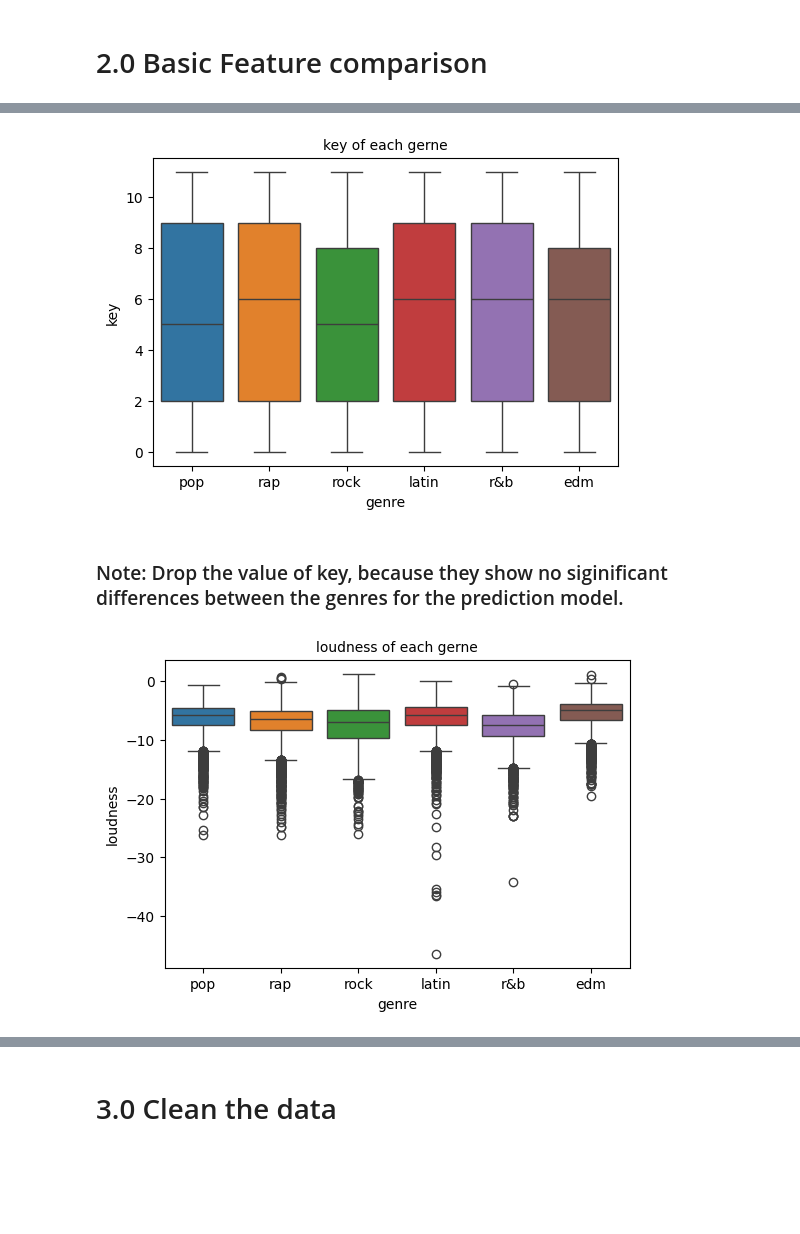
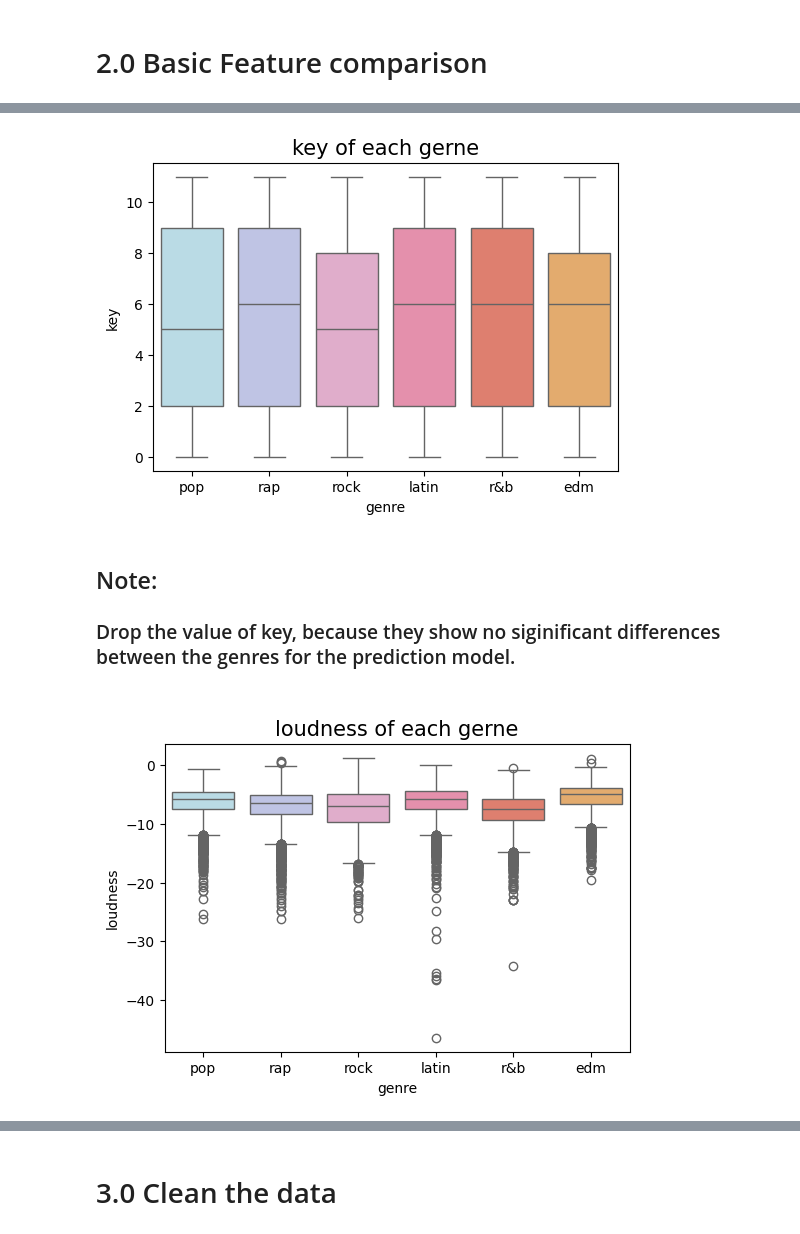
Before and after one commit to SumSumarie/machine_learning, a Jupyter notebook: exam_music_genre/notebook/Music_genre_classification.ipynb, the cells around one changed output, grey strips where cells are left out. Cells and saved outputs as stored; diff of their text form; code cells hidden in the pictures; blank space fills up the shorter version.

```diff
--- a/exam_music_genre/notebook/Music_genre_classification.ipynb
+++ b/exam_music_genre/notebook/Music_genre_classification.ipynb
@@ -220,0 +212,11 @@ Name: count, Length: 471, dtype: int64
+# %%
+# Plot of Music Genre
+# Create a color palette
+palette = ['#B3DFEC', '#B9C0EA', '#E8A5CC', '#F282A7', '#F0725C','#F6AC5A']
+plt.figure(figsize=(14,5))
+sns.countplot(y=songs_data['genre'], hue=songs_data.genre, palette=palette)
+plt.title('Distribution of the Music Genre',size=20)
+plt.ylabel('Genres',size=15)
+plt.xlabel('Count of Genres',size=15)
+plt.grid()
+plt.show()
@@ -239,18 +275,20 @@ plt.title("energy of each gerne", size=10);
 # %%
 # distribution of key
 plt.rcParams["figure.figsize"] = (6,4)
 
-sns.boxplot(y=songs_data.key, x=songs_data.genre, hue=songs_data.genre)
-plt.title("key of each gerne", size=10);
+sns.boxplot(y=songs_data.key, x=songs_data.genre, hue=songs_data.genre,palette=palette)
+plt.title("key of each gerne", size=15);
 # %% [output]
-[figure, old version]
+[figure, new version]
 # %% [markdown]
-### Note: Drop the value of key, because they show no siginificant differences between the genres for the prediction model.
+## Note:
+### Drop the value of key, because they show no siginificant differences between the genres for the prediction model.
+##
 # %%
 # distribution of loudness
 plt.rcParams["figure.figsize"] = (6,4)
 
-sns.boxplot(y=songs_data.loudness, x=songs_data.genre, hue=songs_data.genre)
-plt.title("loudness of each gerne", size=10);
+sns.boxplot(y=songs_data.loudness, x=songs_data.genre, hue=songs_data.genre,palette=palette)
+plt.title("loudness of each gerne", size=15);
 # %% [output]
-[figure, old version]
+[figure, new version]
```
Also changed, not shown: parts of 71 cells of this notebook.
